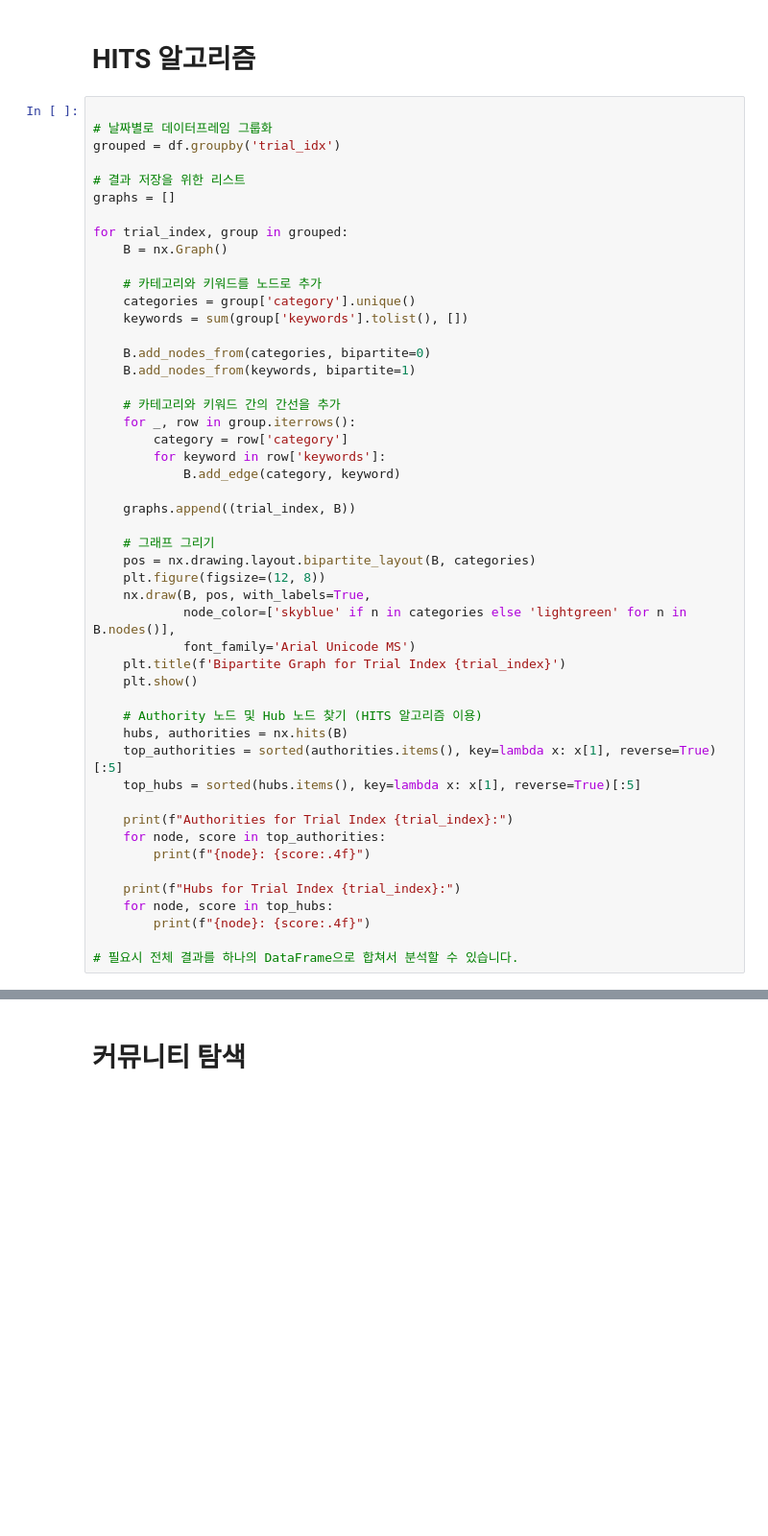
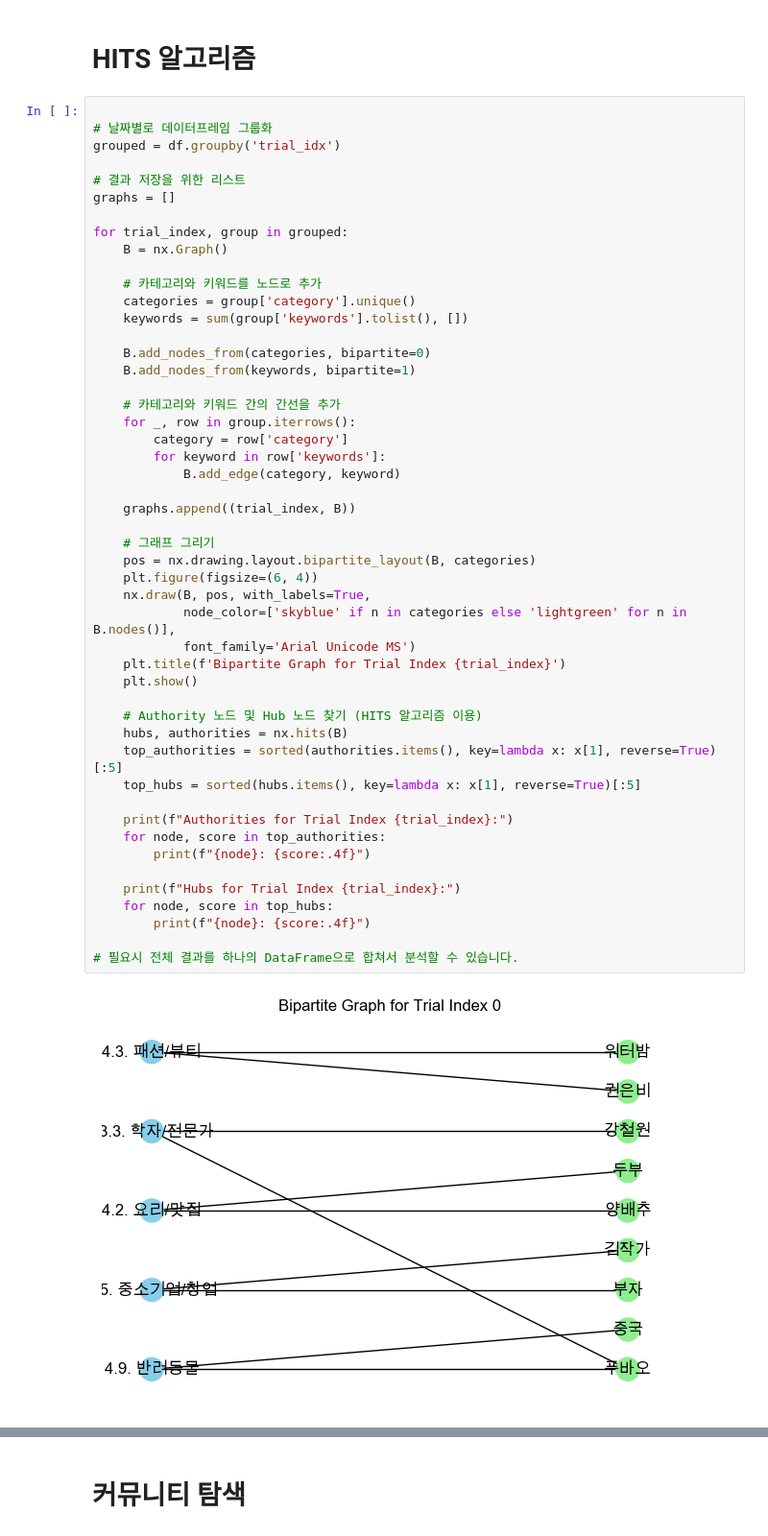
Before and after one commit to jangmino/dcrc-konkuk-discover, a Jupyter notebook: src/graph_analysis.ipynb, the cells around one changed output, grey strips where cells are left out. Shown at 96% size. Cells and saved outputs as stored; diff of their text form; blank space fills up the shorter version.

```diff
--- a/src/graph_analysis.ipynb
+++ b/src/graph_analysis.ipynb
@@ -60,31 +60,33 @@ for trial_index, group in grouped:
     # 카테고리와 키워드 간의 간선을 추가
     for _, row in group.iterrows():
         category = row['category']
         for keyword in row['keywords']:
             B.add_edge(category, keyword)
 
     graphs.append((trial_index, B))
 
     # 그래프 그리기
     pos = nx.drawing.layout.bipartite_layout(B, categories)
-    plt.figure(figsize=(12, 8))
+    plt.figure(figsize=(6, 4))
     nx.draw(B, pos, with_labels=True,
             node_color=['skyblue' if n in categories else 'lightgreen' for n in B.nodes()],
             font_family='Arial Unicode MS')
     plt.title(f'Bipartite Graph for Trial Index {trial_index}')
     plt.show()
 
     # Authority 노드 및 Hub 노드 찾기 (HITS 알고리즘 이용)
     hubs, authorities = nx.hits(B)
     top_authorities = sorted(authorities.items(), key=lambda x: x[1], reverse=True)[:5]
     top_hubs = sorted(hubs.items(), key=lambda x: x[1], reverse=True)[:5]
 
     print(f"Authorities for Trial Index {trial_index}:")
     for node, score in top_authorities:
         print(f"{node}: {score:.4f}")
 
     print(f"Hubs for Trial Index {trial_index}:")
     for node, score in top_hubs:
         print(f"{node}: {score:.4f}")
 
 # 필요시 전체 결과를 하나의 DataFrame으로 합쳐서 분석할 수 있습니다.
+# %% [output]
+[figure, added]
```
Also changed, not shown: parts of 11 cells of this notebook, 2 other files.
